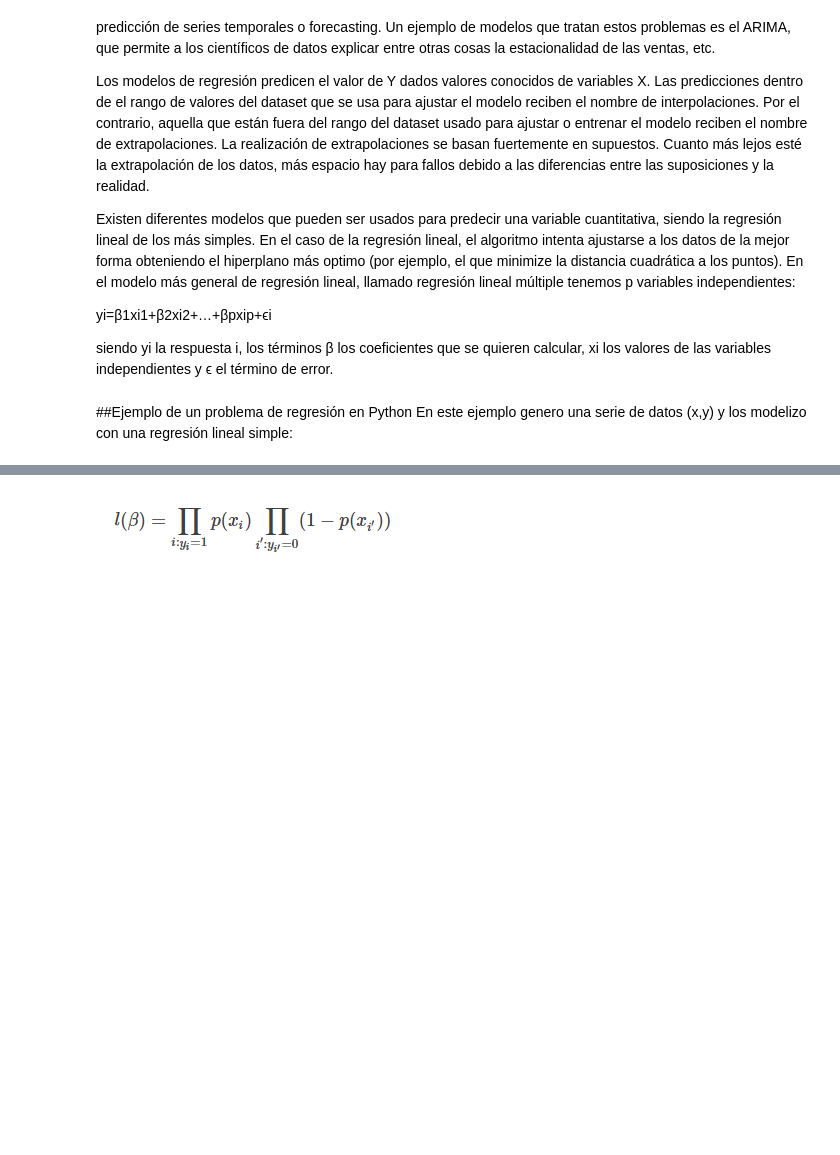
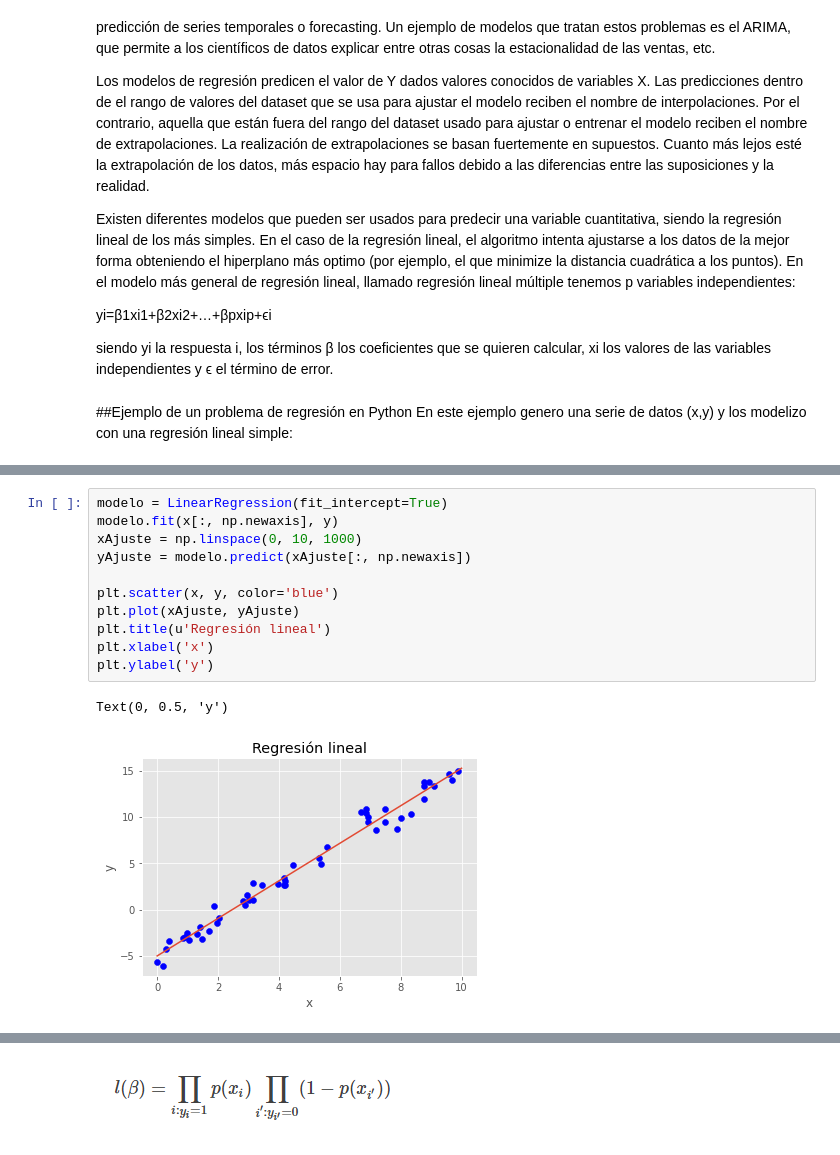
Before and after one commit to mariajogonsan/Curso-de-introduccion-a-Big-Data-Parte-3-nov2021, a Jupyter notebook: 1_Introduccion_a_Machine_Learning.ipynb, the cells around one changed output, grey strips where cells are left out. Drawn from its saved outputs; the diff is of its cells as text; blank space fills up the shorter version.

```diff
--- a/1_Introduccion_a_Machine_Learning.ipynb
+++ b/1_Introduccion_a_Machine_Learning.ipynb
@@ -209,3 +199,17 @@ plt.ylabel('y');
+# %%
+modelo = LinearRegression(fit_intercept=True)
+modelo.fit(x[:, np.newaxis], y)
+xAjuste = np.linspace(0, 10, 1000)
+yAjuste = modelo.predict(xAjuste[:, np.newaxis])
+
+plt.scatter(x, y, color='blue')
+plt.plot(xAjuste, yAjuste)
+plt.title(u'Regresión lineal')
+plt.xlabel('x')
+plt.ylabel('y')
+# %% [output]
+Text(0, 0.5, 'y')
+[figure, added]
 # %% [markdown]
 #Clasificación
 Los problemas de clasificación se caracterizan por tener una variable cualitativa Y como respuesta. Muchas veces las variables cualitativas también reciben el nombre de variables categóricas.
```
Also changed, not shown: parts of 11 cells of this notebook.
